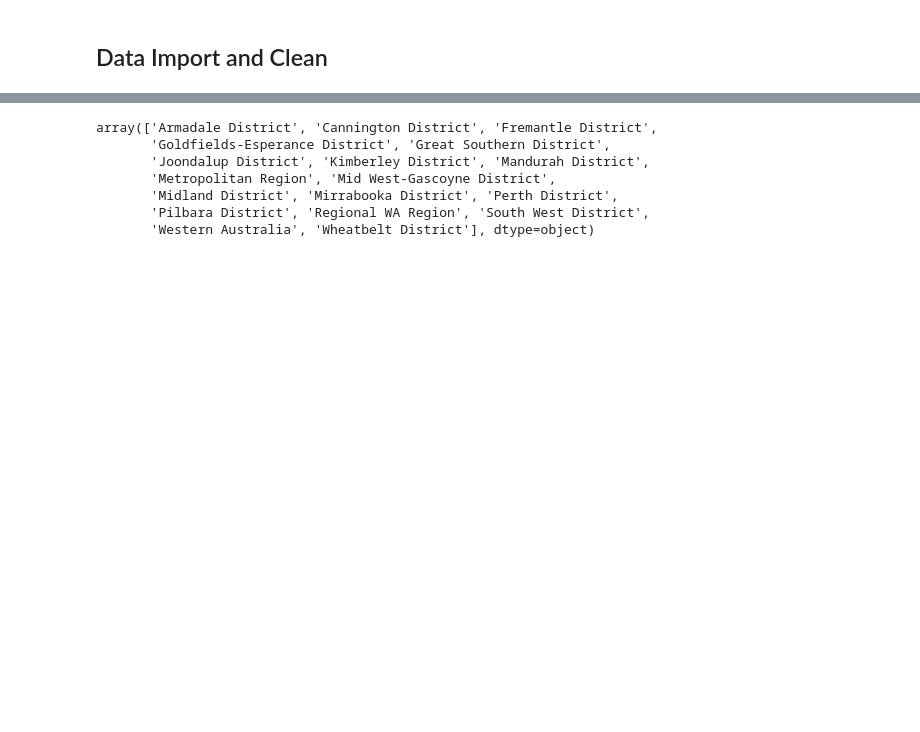
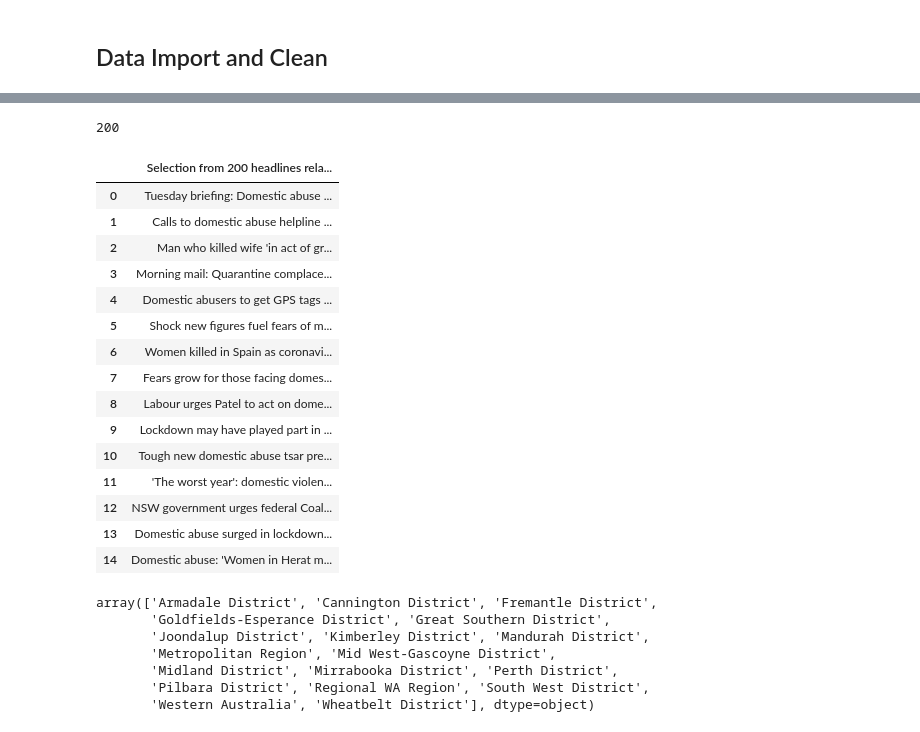
Before and after one commit to FernB/WACrimeRatesCovid19, a Jupyter notebook: WA Crime Rates.ipynb, the cells around one changed output, grey strips where cells are left out. Drawn from its saved outputs; the diff is of its cells as text; code cells hidden in the pictures; blank space fills up the shorter version.

```diff
--- a/WA Crime Rates.ipynb
+++ b/WA Crime Rates.ipynb
@@ -48,3 +52,9 @@ population = {'Website Region' : ['Goldfields-Esperance District', 'Great Southe
        'Pilbara District', 'South West District', 'Wheatbelt District','Western Australia'],
     'Population': [54363, 60993,35901,1900000, 62932,62093, 179791, 73437,2663561]}
 pop_df = pd.DataFrame(population)
+# %%
+#guardian news api
+url = f'https://content.guardianapis.com/search?q=domestic%20AND%20violence%20AND%20(lockdown%20OR%20coronavirus)&from-date=2020-03-01&page-size=200&api-key={api_key}'
+
+response = requests.get(url)
+news_json = response.json()
@@ -51,3 +81,34 @@ pop_df = pd.DataFrame(population)
+# %%
+headlines = []
+for r in news_json["response"]['results']:
+    headlines.append(r['webTitle'])
+# %%
+print(len(headlines))
+headlinedf = pd.DataFrame(headlines)
+headlinedf.rename(columns={0:'Selection from 200 headlines relating to domestic violence and lockdown'}, inplace=True)
+# %% [output]
+200
+# %%
+
+headlinedf.to_csv("output/headlines.csv", encoding = "utf-8", index=False)
+headlinedf.head(15)
+# %% [output]
+|  | Selection from 200 headlines rela... |
+| 0 | Tuesday briefing: Domestic abuse ... |
+| 1 | Calls to domestic abuse helpline ... |
+| 2 | Man who killed wife 'in act of gr... |
+| 3 | Morning mail: Quarantine complace... |
+| 4 | Domestic abusers to get GPS tags ... |
+| 5 | Shock new figures fuel fears of m... |
+| 6 | Women killed in Spain as coronavi... |
+| 7 | Fears grow for those facing domes... |
+| 8 | Labour urges Patel to act on dome... |
+| 9 | Lockdown may have played part in ... |
+| 10 | Tough new domestic abuse tsar pre... |
+| 11 | 'The worst year': domestic violen... |
+| 12 | NSW government urges federal Coal... |
+| 13 | Domestic abuse surged in lockdown... |
+| 14 | Domestic abuse: 'Women in Herat m... |
 # %%
 #list of regions
 regionlist = WAstats['Website Region'].unique()
```
Also changed, not shown: parts of 4 cells of this notebook, 5 other files.
